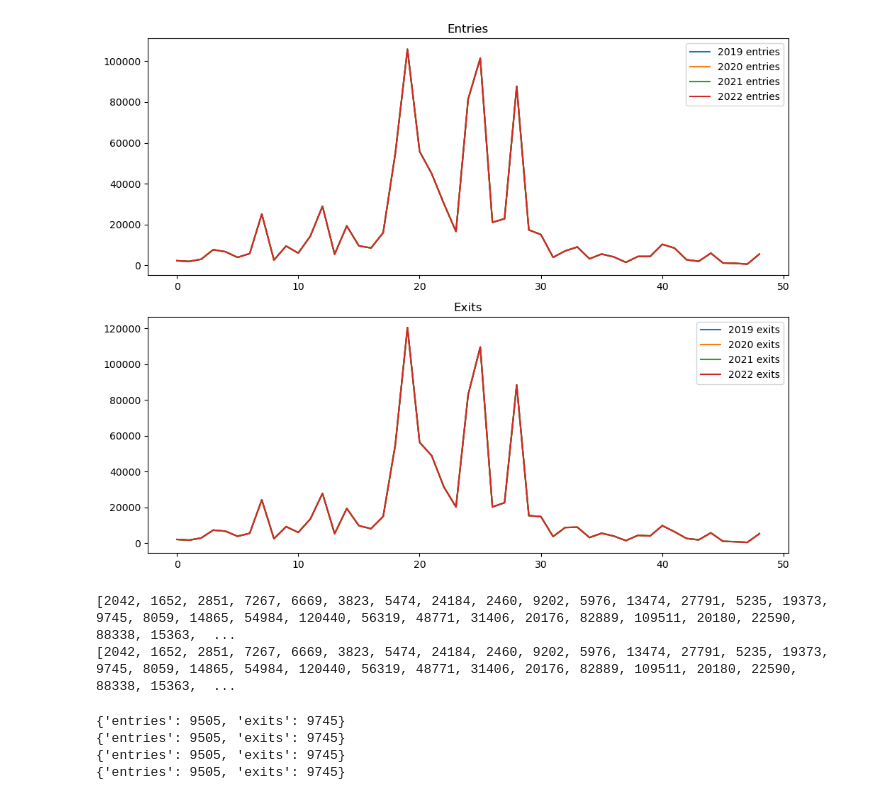
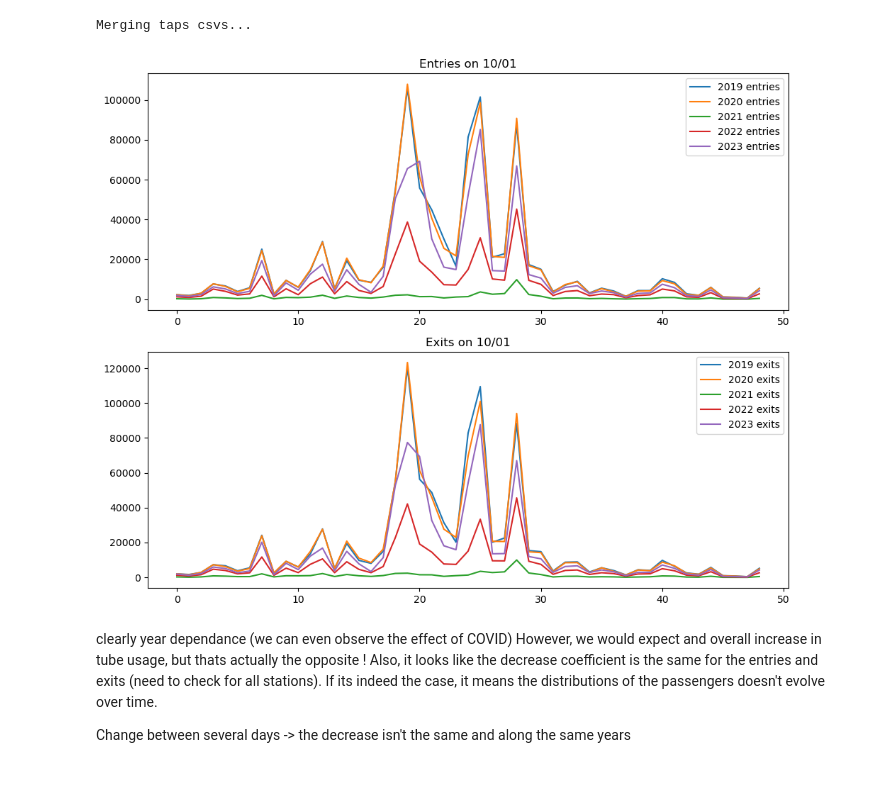
Before and after one commit to Hookander/London-Underground-research, a Jupyter notebook: np.ipynb, the cells around one changed output. Cells and saved outputs as stored; diff of their text form; code cells hidden in the pictures.

```diff
--- a/np.ipynb
+++ b/np.ipynb
@@ -6,55 +6,48 @@ from model import *
 import pandas as pd
 import time
 import matplotlib.pyplot as plt
+# %%
+taps = tapsHandler()
+# %% [output]
+Merging taps csvs...
 # %%
 taps = tapsHandler()
 llh = LinkLoadHandler()
 all_stations = llh.get_all_stations()
-years = [2019, 2020, 2021, 2022]
+years = [2019, 2020, 2021, 2022, 2023]
 date = '10/01'
 entries = []
 exits = []
 for i, year in enumerate(years):
     entries.append([])
     exits.append([])
     full_date = date + '/' + str(year)
     for station in all_stations:
         ret = taps.get_entries_exits(station, full_date)
         entries[i].append(ret["entries"])
         exits[i].append(ret["exits"])
 ind_stations = [i for i in range(len(all_stations))]
 fig, (ax1, ax2) = plt.subplots(2, 1, figsize=(10, 8))
 
 # Plot for entries
 for i, year in enumerate(years):
     ax1.plot(ind_stations, entries[i], label=str(year) + ' entries')
-ax1.set_title('Entries')
+ax1.set_title(f'Entries on {date}')
 ax1.legend()
 
 # Plot for exits
 for i, year in enumerate(years):
     ax2.plot(ind_stations, exits[i], label=str(year) + ' exits')
-ax2.set_title('Exits')
+ax2.set_title(f'Exits on {date}')
 ax2.legend()
 
 plt.tight_layout()
 plt.show()
 # %% [output]
-[figure, old version]
+[figure, new version]
-# %%
-print(exits[0])
-print(exits[1])
-# %% [output]
-[2042, 1652, 2851, 7267, 6669, 3823, 5474, 24184, 2460, 9202, 5976, 13474, 27791, 5235, 19373, 9745, 8059, 14865, 54984, 120440, 56319, 48771, 31406, 20176, 82889, 109511, 20180, 22590, 88338, 15363,  ...
-[2042, 1652, 2851, 7267, 6669, 3823, 5474, 24184, 2460, 9202, 5976, 13474, 27791, 5235, 19373, 9745, 8059, 14865, 54984, 120440, 56319, 48771, 31406, 20176, 82889, 109511, 20180, 22590, 88338, 15363,  ...
-# %%
-taps = tapsHandler()
-print(taps.get_entries_exits('Queensway', '10/01/2019'))
-print(taps.get_entries_exits('Queensway', '10/01/2020'))
-print(taps.get_entries_exits('Queensway', '10/01/2021'))
-print(taps.get_entries_exits('Queensway', '10/01/2022'))
-# %% [output]
-{'entries': 9505, 'exits': 9745}
-{'entries': 9505, 'exits': 9745}
-{'entries': 9505, 'exits': 9745}
-{'entries': 9505, 'exits': 9745}
+# %% [markdown]
+clearly year dependance (we can even observe the effect of COVID)
+However, we would expect and overall increase in tube usage, but thats actually the opposite !
+Also, it looks like the decrease coefficient is the same for the entries and exits (need to check for all stations). If its indeed the case, it means the distributions of the passengers doesn't evolve over time.
+
+Change between several days -> the decrease isn't the same and along the same years
```
Also changed, not shown: parts of 10 cells of this notebook, 11 other files.
